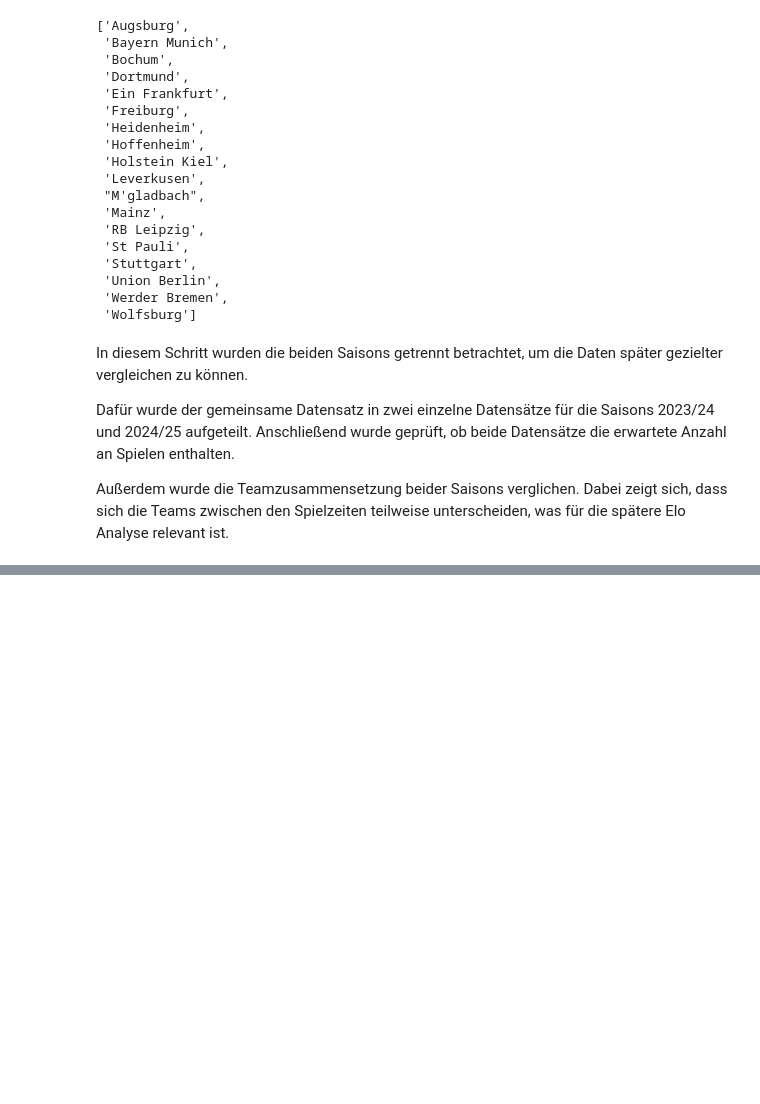
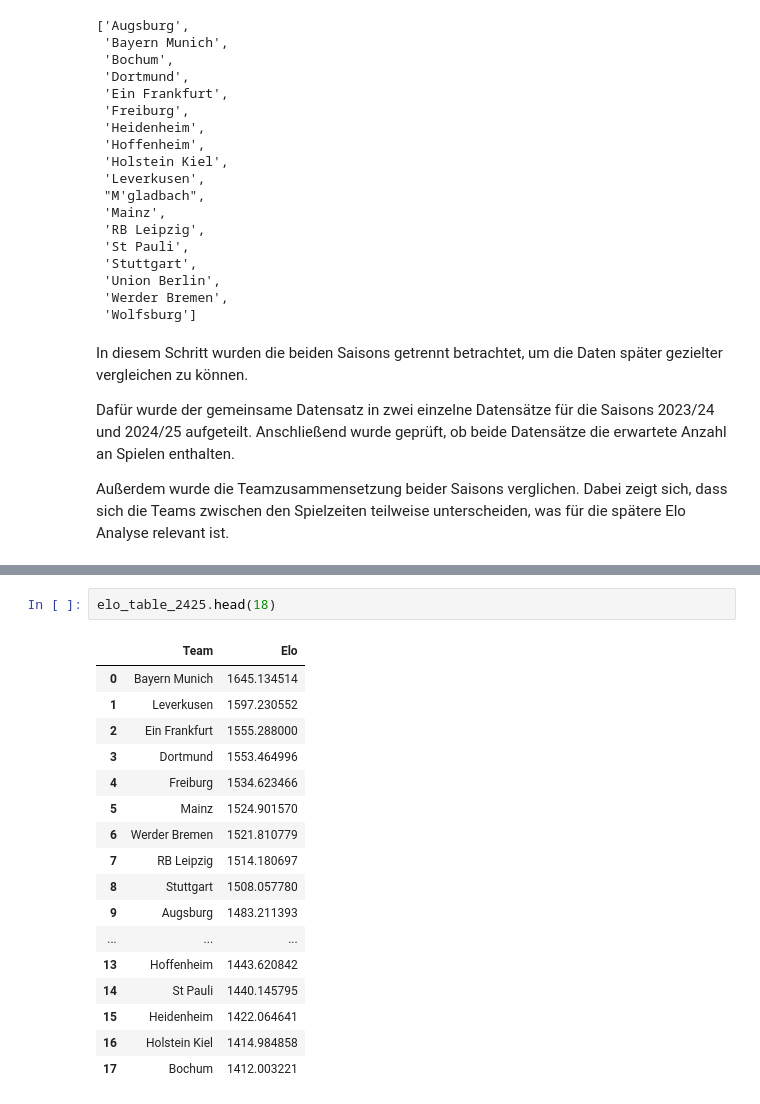
Before and after one commit to Berkedmy/Final_Projekt, a Jupyter notebook: notebooks/01_data_check.ipynb, the cells around one changed output, grey strips where cells are left out. Saved outputs shown, nothing was run; the diff lists cells and outputs as text; blank space fills up the shorter version.

```diff
--- a/notebooks/01_data_check.ipynb
+++ b/notebooks/01_data_check.ipynb
@@ -583,0 +744,20 @@ Außerdem wurde die Teamzusammensetzung beider Saisons verglichen. Dabei zeigt s
+# %%
+elo_table_2425.head(18)
+# %% [output]
+|  | Team | Elo |
+| 0 | Bayern Munich | 1645.134514 |
+| 1 | Leverkusen | 1597.230552 |
+| 2 | Ein Frankfurt | 1555.288000 |
+| 3 | Dortmund | 1553.464996 |
+| 4 | Freiburg | 1534.623466 |
+| 5 | Mainz | 1524.901570 |
+| 6 | Werder Bremen | 1521.810779 |
+| 7 | RB Leipzig | 1514.180697 |
+| 8 | Stuttgart | 1508.057780 |
+| 9 | Augsburg | 1483.211393 |
+| ... | ... | ... |
+| 13 | Hoffenheim | 1443.620842 |
+| 14 | St Pauli | 1440.145795 |
+| 15 | Heidenheim | 1422.064641 |
+| 16 | Holstein Kiel | 1414.984858 |
+| 17 | Bochum | 1412.003221 |
```
Also changed, not shown: parts of 12 cells of this notebook.
